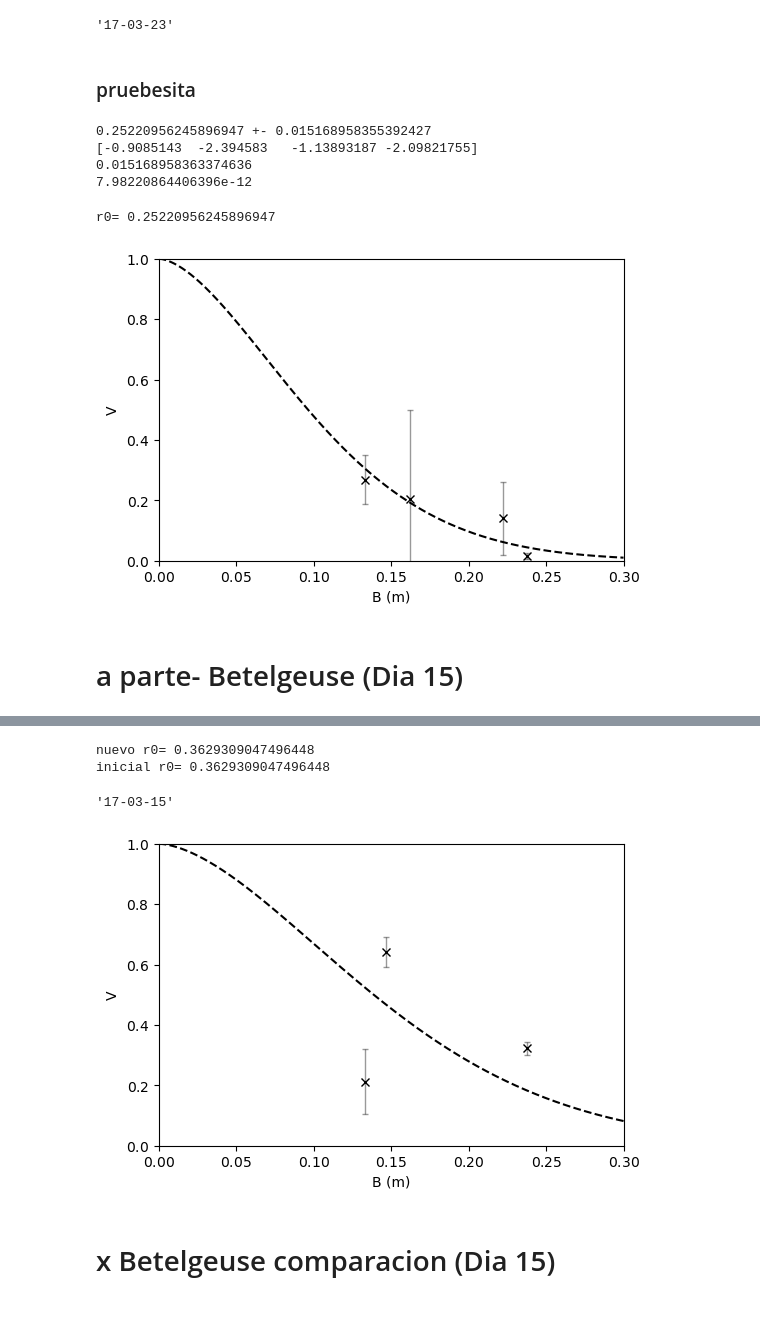
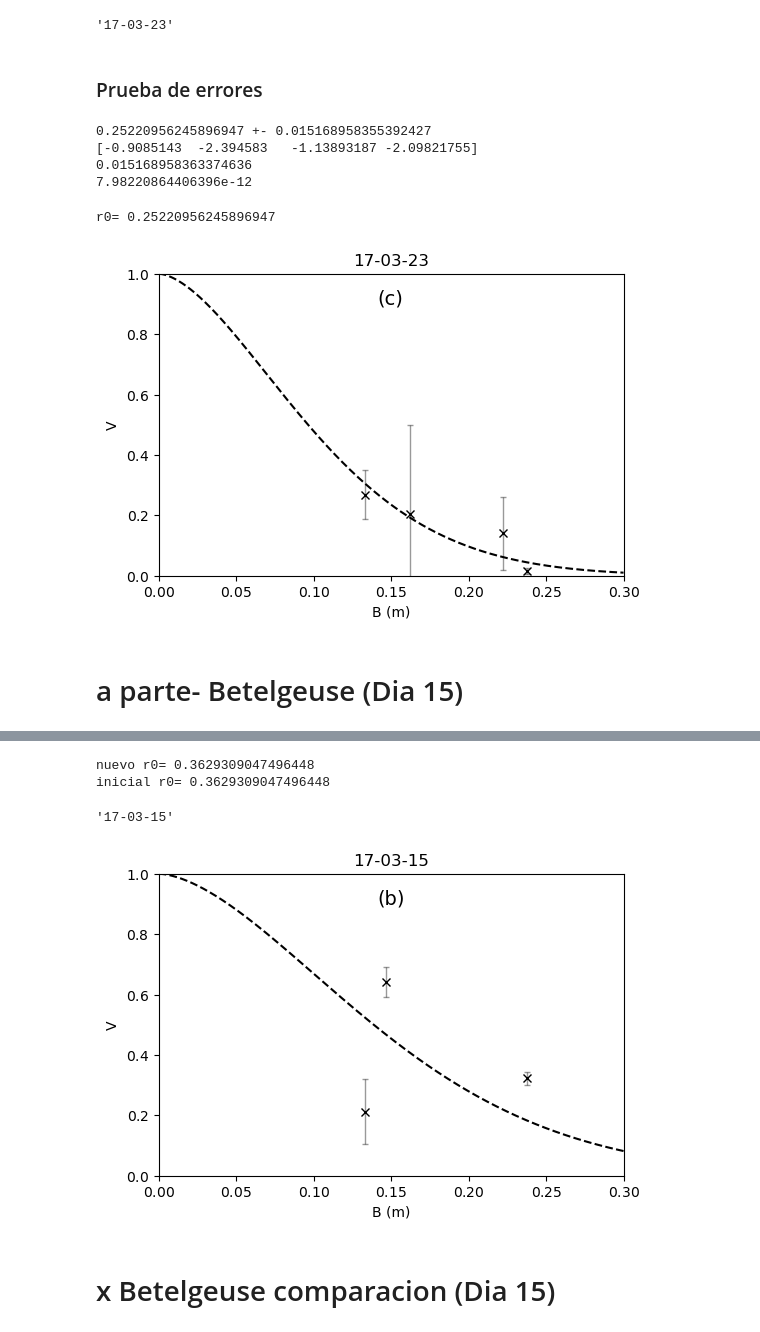
Before and after one commit to ivianrr/interferometry-paper, a Jupyter notebook: 02-ajuste-seeing-visibilidad.ipynb, the cells around one changed output, grey strips where cells are left out. Drawn from its saved outputs; the diff is of its cells as text; code cells hidden in the pictures.

```diff
--- a/02-ajuste-seeing-visibilidad.ipynb
+++ b/02-ajuste-seeing-visibilidad.ipynb
@@ -106,8 +106,8 @@ date=df_sel['DATE'].iloc[0]
 date[:2]+'-'+date[3:5]+'-'+date[6:]
 # %% [output]
 '17-03-23'
-# %% [markdown]
-### pruebesita
+# %% [markdown]
+### Prueba de errores
 # %%
 B_exp=df_sel['L (mm)']/1000
 V_exp=df_sel['V_media']
@@ -147,7 +147,8 @@ plt.errorbar(B_exp, V_exp, yerr=df_sel['E_acc'],label="Experimental points",**st
 #ax.legend()
 
 date=df_sel['DATE'].iloc[0]
-# ax.set_title('Sirius'+f' ({date})')
+ax.set_title(f'{date}')
+ax.text(0.47, 0.95, "(c)", transform=ax.transAxes, fontsize=14, verticalalignment='top')
 ax.set_xlabel("B (m)")
 ax.set_ylabel("V")
 
@@ -155,7 +156,7 @@ ax.set_ylabel("V")
 plt.savefig(make_dir("productos/ajustes/ajuste-sirio-23.pdf"))
 # %% [output]
 r0= 0.25220956245896947
-[figure, old version]
+[figure, new version]
 # %% [markdown]
 # a parte-  Betelgeuse (Dia 15)
 # %%
@@ -171,35 +172,36 @@ df_sel[dispcols]
 B_exp=df_sel['L (mm)']/1000
 V_exp=df_sel['V_media']
 
 popt, pcov =curve_fit(get_V, B_exp,V_exp,p0=0.2,bounds=(0.01,1))
 poptold, pcovold =curve_fit(get_V, B_exp,df_sel['V_media'],p0=0.2,bounds=(0.01,1))
 print("nuevo r0=",*popt)
 print("inicial r0=",*poptold)
 V_fit=get_V(B,popt[0])
 for n in df_sel['Imagen']:
     if n in r0dict:
         warnings.warn("Calculando r0 para una imagen dos veces")
     r0dict[n]=popt[0]
     r0errdict[n]=get_err(pcov)
 
 fig, ax = plt.subplots()
 plt.ticklabel_format(useMathText=True)
 plt.xlim([0, 0.3])
 plt.ylim([0, 1])
 plt.plot(B, V_fit,ls1,c='black',label=f"Best fit curve with $r_0$ = {popt[0]:0.3F} m")
 plt.errorbar(B_exp, V_exp, yerr=df_sel['E_acc'],label="Experimental points",**styledict_exp1)
 #ax.legend()
 date=df_sel['DATE'].iloc[0]
-# ax.set_title('Betelgeuse'+f' ({date})')
+ax.set_title(f'{date}')
+ax.text(0.47, 0.95, "(b)", transform=ax.transAxes, fontsize=14, verticalalignment='top')
 ax.set_xlabel("B (m)")
 ax.set_ylabel("V")
 plt.savefig(make_dir("productos/ajustes/ajuste-betel-15.pdf"))
 date
 # %% [output]
 nuevo r0= 0.3629309047496448
 inicial r0= 0.3629309047496448
 '17-03-15'
-[figure, old version]
+[figure, new version]
 # %% [markdown]
 # x Betelgeuse comparacion (Dia 15)
 # %%
```
Also changed, not shown: parts of 2 cells of this notebook.
